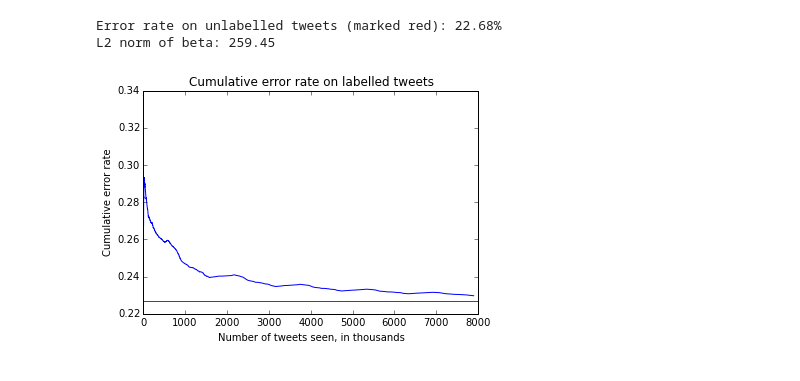
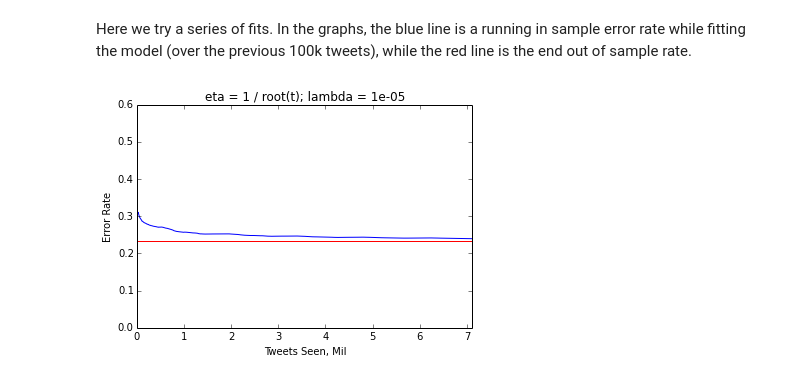
Before and after one commit to ajmaurer/Chicago-Course-Work, a Jupyter notebook: stat376/assn2_sgd.ipynb, the cells around one changed output. Saved outputs shown, nothing was run; the diff lists cells and outputs as text; code cells hidden in the pictures.

```diff
--- a/stat376/assn2_sgd.ipynb
+++ b/stat376/assn2_sgd.ipynb
@@ -27,7 +28,7 @@ if AWS:
     rawTweets = "s3n://stat-37601/tweets.json"
 else:
     rawTweets = "data/tweets.json"
-    emoticonsFile = open('data/wikipedia_emoticions.txt', "r") # I nabbed a list of common emoticions from wikipedia
-    emoticons = read(emoticionFile).split
+    emoticionsPath = 'data/wikipedia_emoticions.txt'
 
-tweets = sc.textFile(rawTweets).map(json.loads)
+
+tweets = sc.textFile(rawTweets).map(json.loads).cache()
@@ -69,10 +127,12 @@ def splitter(str,delin_re=delination_re,ignore=all_stop):
 # %%
 # Form dictionary
-cutoff = 250 # number of times it appears accross all tweets
+cutoff = 250 # number of times word must appear accross all tweets
 tweets_d = tweets.flatMap(lambda x: splitter(x['text']))\
     .map(lambda x: (x,1))\
     .reduceByKey(lambda a,b: a+b)\
-    .filter(lambda x: x[1]>cutoff)\
+    .filter(lambda x: x[1]>=cutoff)\
     .collectAsMap()
 
 wordDict = dict(zip(tweets_d.keys(),range(len(tweets_d)))) # this will map each word to a number
+lenDict = len(wordDict)
+print '%d features in model' % lenDict
@@ -78,0 +141,11 @@ wordDict = dict(zip(tweets_d.keys(),range(len(tweets_d)))) # this will map each
+# %%
+sortedDict = sorted(tweets_d.items(),key=itemgetter(1))
+
+# look at the most and least common words in our dictionary
+n = 10
+print "Most and least common items in dictionary"
+for i,(w,f) in enumerate(sortedDict[-n:-1],start=1):
+    print '%d: "%s" appeared %d times' % (i,w,f)
+
+for i,(w,f) in enumerate(sortedDict[:n],start=1):
+    print '%d: "%s" appeared %d times' % (len(sortedDict)-i,w,f)
@@ -79,17 +173,13 @@ wordDict = dict(zip(tweets_d.keys(),range(len(tweets_d)))) # this will map each
 # %%
-enum = range(len(dictionary))
-
-# map job to generate features
-def feature_mapper(x,dictionary=wordDict)
+# map job to generate features on all tweets
+def feature_mapper(x,dictionary=wordDict):
     txt = splitter(x['text'])
-    features = [txt[w] for w in txt if w in dictionary]
+    features = [dictionary[w] for w in txt if w in dictionary]
     # want to convert this to integers 0, 1 or -1 for unknown
     try:
         lab = int(x['label'])
     except:
         lab = -1
-    return (lab, features)
+    return (x['id'], lab, features)
 
-tweets_featured = tweets.map(feature_mapper).filter(lambda x: x[0]!=-1)
-
-pint 'Percentage of tweets with unknown labels: %.2f' % tweets_featured.count()/tweets.count()
+tweets_featured = tweets.map(feature_mapper).cache()
@@ -169,0 +192,2 @@ def trainSGD(dat, d, etaForm, reg, nPasses):
+# %% [markdown]
+Here we try a series of fits. In the graphs, the blue line is a running in sample error rate while fitting the model (over the previous 100k tweets), while the red line is the end out of sample rate.
@@ -170,34 +292,8 @@ def trainSGD(dat, d, etaForm, reg, nPasses):
 # %%
 # try the aggresive learning rate 1/root(t)
 passes = 5
-fit = trainSGD(tweetList, dictionary, (1, "root"), 0.00005, passes)
-# this regularization parameter leads to a L2 norm of ~93% of the unregularized
+fit = SGDlogit(tweetList, lenDict, 1, "root", .00001).doAll(passes)
+f,subplts = plt.subplots(1,1)
+fit.plotError(subplts)
+# %% [output]
+[figure, added]
-# %%
-# function to compute error rate on unlabelled tweets
-def getUnlabelledError(dat, b, beta):
-    d = {}
-    for t in dat:
-        d[t[0]] = str(predict(t[1][2], b, beta))
-    packed_results = "\n".join(["{0} {1}".format(key, value.strip()) for key, value in d.items()])
-    got = requests.post("http://lsda.cs.uchicago.edu:5000", files={"results": packed_results}).json()
-    return 1 - got['correct'] / got['of']
-
-# take a look at the result
-def evalFit(fit, prt = True):
-    x_cord = range(1, len(fit['errors']) + 1)
-    plt.plot(x_cord, fit['errors'])
-    plt.xlabel("Number of tweets seen, in thousands")
-    plt.ylabel("Cumulative error rate")
-    plt.title("Cumulative error rate on labelled tweets")
-    #print "Total examples trained: %d" % fit['total']
-    #print "First pass error rate: %.2f%%" % (fit['fpError'] * 100)
-    err = getUnlabelledError(unlabelledList, fit['intercept'], fit['beta'])
-    if prt:
-        print "Error rate on unlabelled tweets (marked red): %.2f%%" % (100 * err)
-        print "L2 norm of beta: %.2f" % np.sum(fit['beta'] ** 2)
-    plt.axhline(err, color = 'r') # red line indicating error rate on unlabelled tweets
-evalFit(fit)
-# %% [output]
-Error rate on unlabelled tweets (marked red): 22.68%
-L2 norm of beta: 259.45
-[figure, removed]
```
Also changed, not shown: parts of 20 cells of this notebook.
